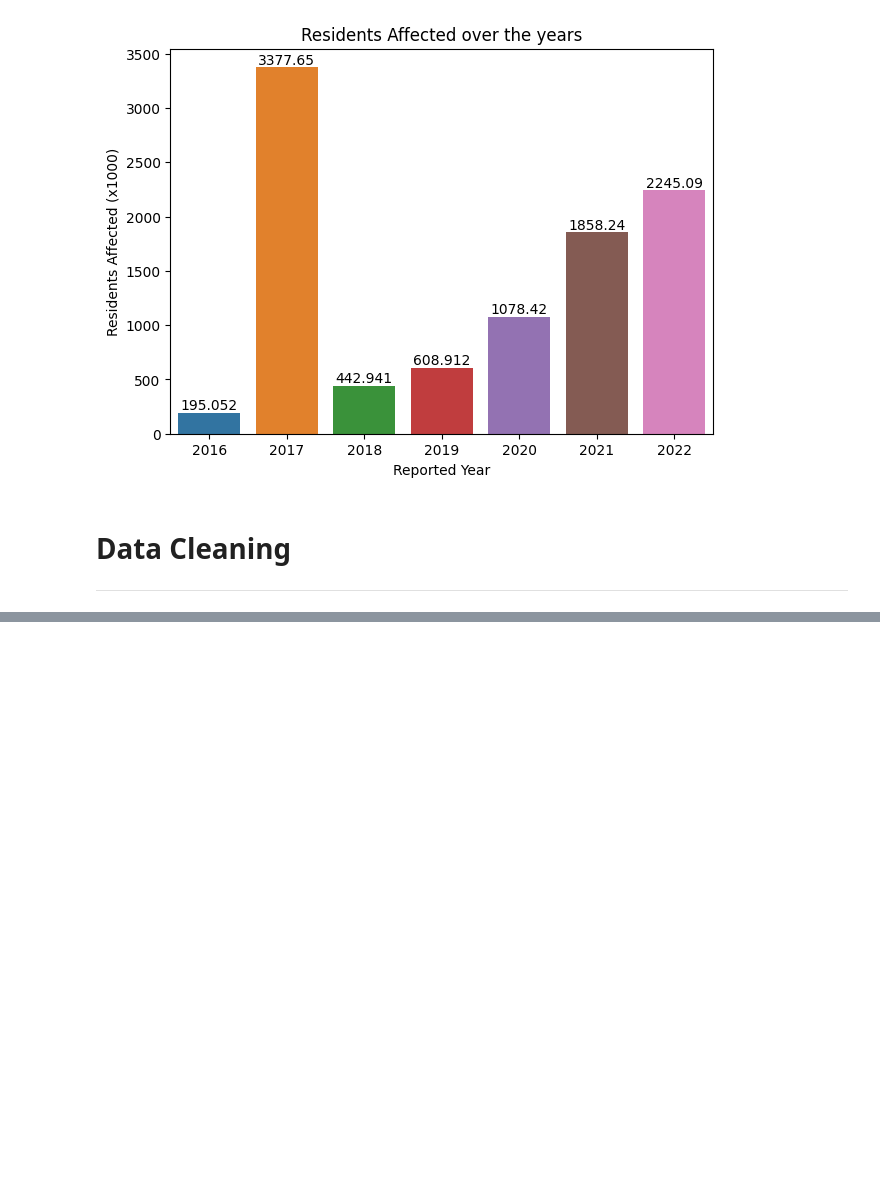
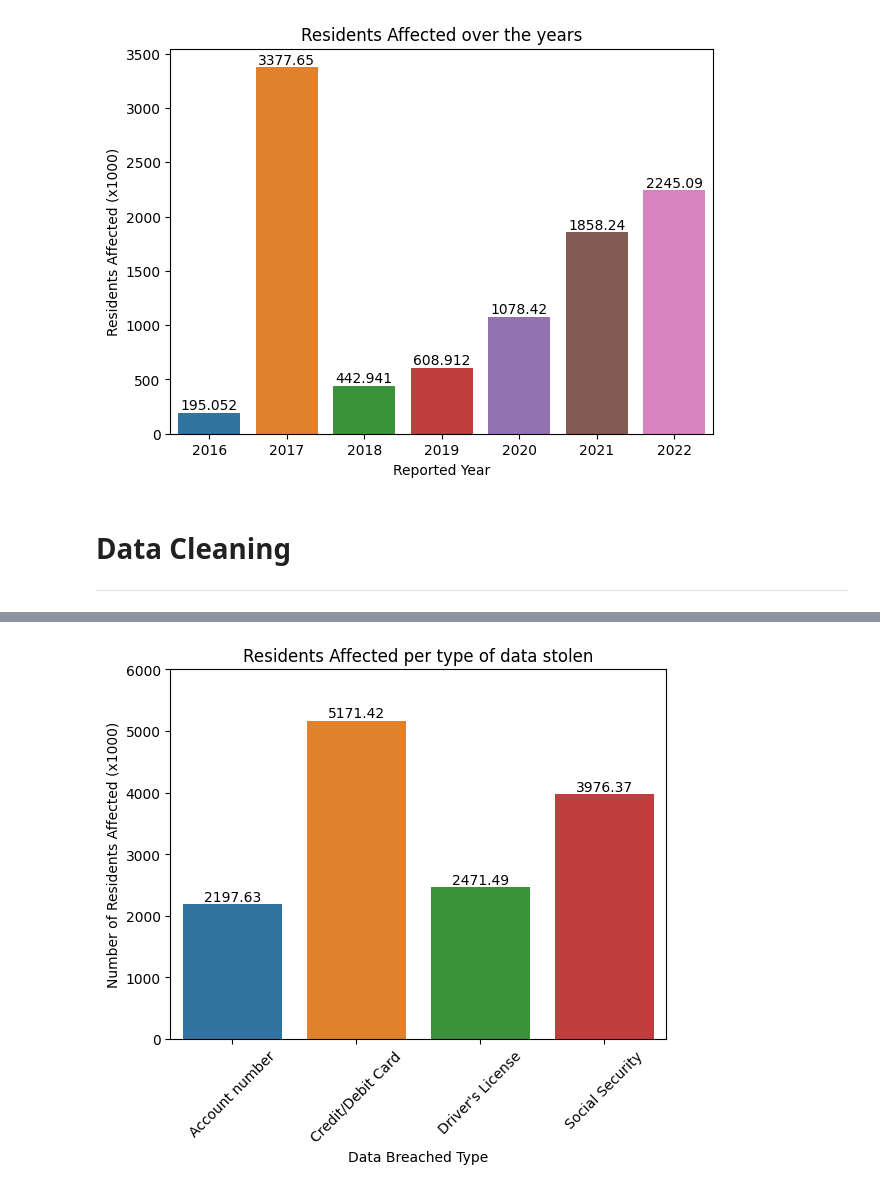
Before and after one commit to joncalle/AnalToolsDecMrk, a Jupyter notebook: DataBreach.ipynb, the cells around one changed output, grey strips where cells are left out. Saved outputs shown, nothing was run; the diff lists cells and outputs as text; code cells hidden in the pictures; blank space fills up the shorter version.

```diff
--- a/DataBreach.ipynb
+++ b/DataBreach.ipynb
@@ -375,0 +533,23 @@ plt.show()
+# %%
+# Answer 3 - What type of data stolen through data breaches has the greatest impact on the population of Massachusetts?
+clean_br_plot_3 = clean_br.iloc[:, 7:11]
+clean_br_plot_3['Assigned_Breach_Number'] = breach.Assigned_Breach_Number
+clean_br_plot_3['MA_Residents_Affected'] = breach.MA_Residents_Affected
+clean_br_plot_3 = clean_br_plot_3.melt(id_vars=["Assigned_Breach_Number","MA_Residents_Affected"], var_name="Data_breached", value_name="Value").reset_index(drop=True)
+clean_br_plot_3 = clean_br_plot_3[clean_br_plot_3['Value']=='Yes']
+clean_br_plot_3_vf = clean_br_plot_3.groupby(["Data_breached"])["MA_Residents_Affected"].sum()
+clean_br_plot_3_vf = clean_br_plot_3_vf.to_frame(name='sum_qtd').reset_index()
+
+ax=sns.barplot(x=clean_br_plot_3_vf['Data_breached'],
+               y=clean_br_plot_3_vf['sum_qtd']/1000 )
+for container in ax.containers:
+    ax.bar_label(container)
+ax.set_xticklabels(["Account number","Credit/Debit Card","Driver's License","Social Security"])
+plt.xticks(rotation = 45)
+ax.set_ylim([0, 6000])
+plt.xlabel("Data Breached Type")
+plt.ylabel("Number of Residents Affected (x1000)")
+plt.title('Residents Affected per type of data stolen')
+plt.show()
+# %% [output]
+[figure, added]
```
Also changed, not shown: parts of 13 cells of this notebook.
